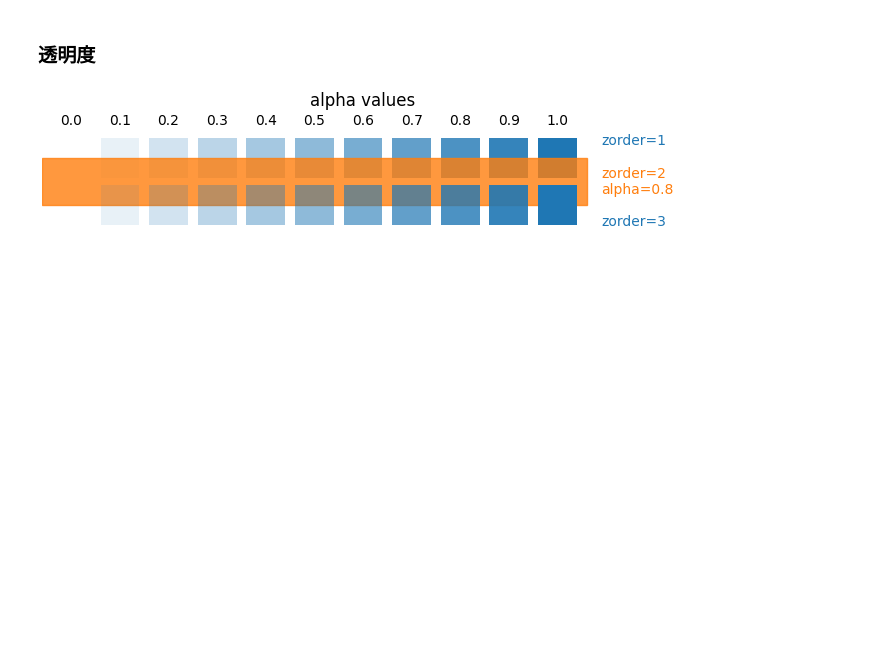
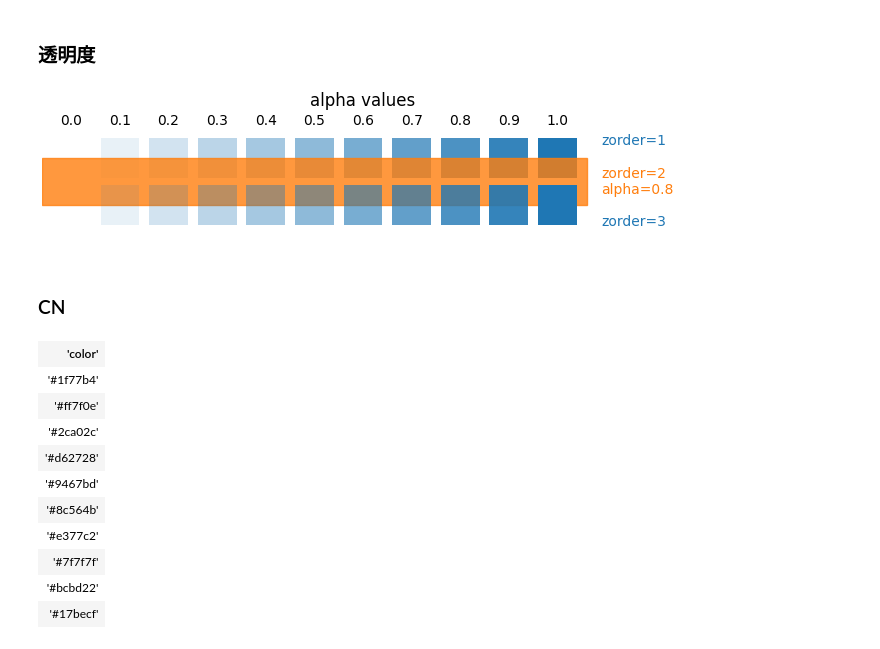
Before and after one commit to wangmu0115/HandsOn-ML, a Jupyter notebook: matplotlib/颜色.ipynb, the cells around one changed output. Cells and saved outputs as stored; diff of their text form; code cells hidden in the pictures; blank space fills up the shorter version.

```diff
--- a/颜色.ipynb
+++ b/matplotlib/颜色.ipynb
@@ -88,3 +134,19 @@ ax.text(11.3, -0.6, 'zorder=3', va='center', color='C0')
 ax.axis('off');
 # %% [output]
 [figure]
+# %% [markdown]
+### CN
+# %%
+mpl.rcParams["axes.prop_cycle"]
+# %% [output]
+| 'color' |
+| '#1f77b4' |
+| '#ff7f0e' |
+| '#2ca02c' |
+| '#d62728' |
+| '#9467bd' |
+| '#8c564b' |
+| '#e377c2' |
+| '#7f7f7f' |
+| '#bcbd22' |
+| '#17becf' |
```
Also changed, not shown: parts of 7 cells of this notebook, 6 other files.
